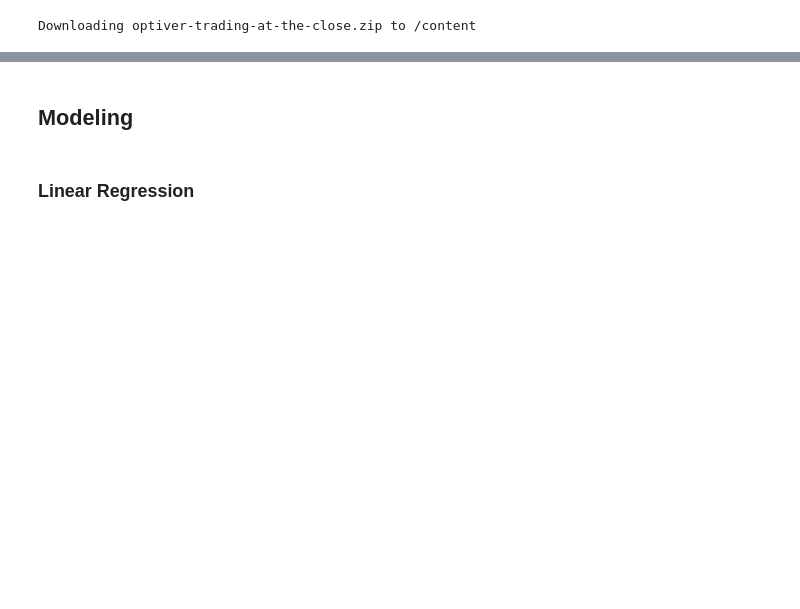
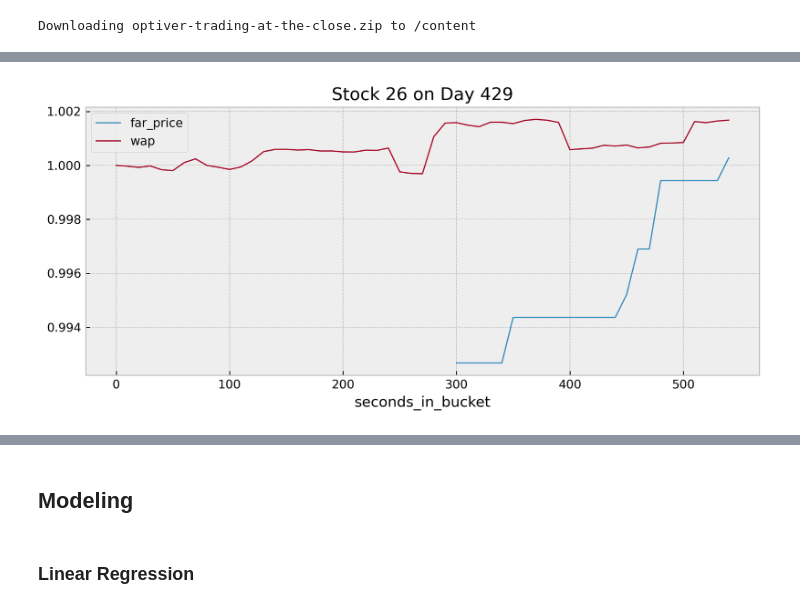
Before and after one commit to BryanDYang/Optiver_Trading, a Jupyter notebook: Optiver_Trading.ipynb, the cells around one changed output, grey strips where cells are left out. Drawn from its saved outputs; the diff is of its cells as text; code cells hidden in the pictures; blank space fills up the shorter version.

```diff
--- a/Optiver_Trading.ipynb
+++ b/Optiver_Trading.ipynb
@@ -140,0 +489,10 @@ df['date_id'].nunique()
+# %%
+# Compare the far_price and wap
+time_series_plot(
+    df=train_df,
+    cols=['far_price', 'wap'],
+    stock_id = np.random.randint(low=0, high=200),
+    date_id = np.random.randint(low=0, high=480),
+)
+# %% [output]
+[figure, added]
```
Also changed, not shown: parts of 103 cells of this notebook.
